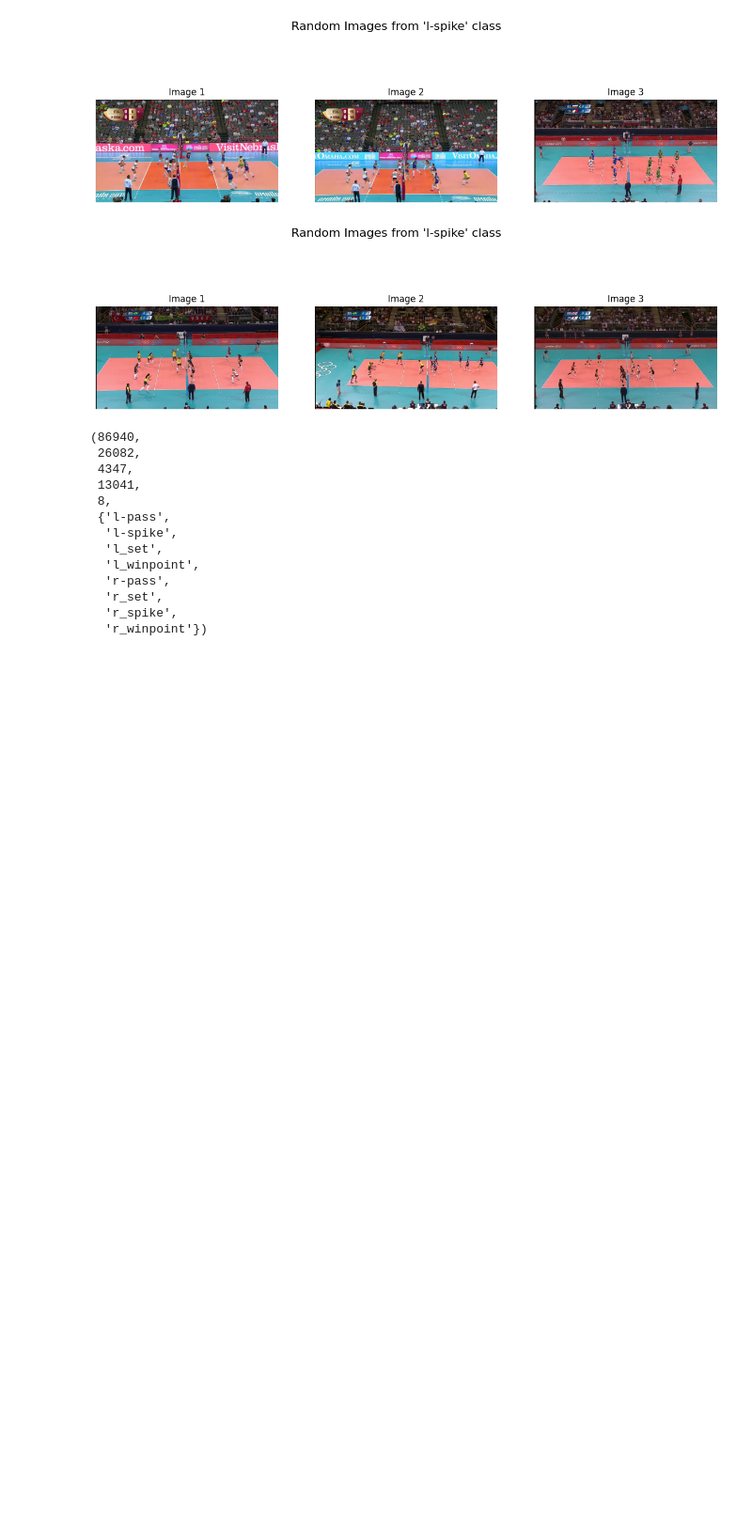
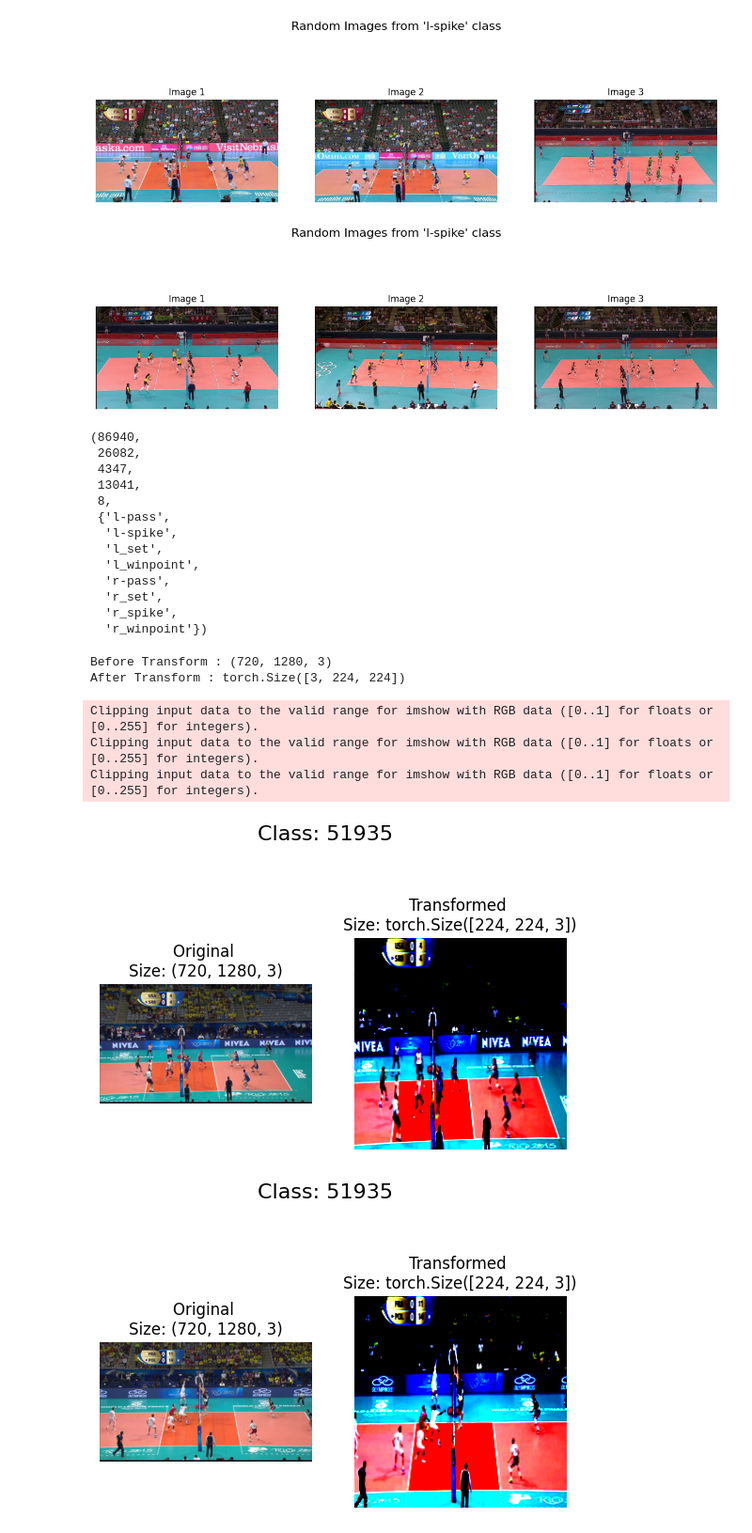
Before and after one commit to Fawzy-AI-Explorer/Group-Activity-Recognition, a Jupyter notebook: src/NoteBooks/try.ipynb, the cells around one changed output. Shown at 94% size. Drawn from its saved outputs; the diff is of its cells as text; code cells hidden in the pictures; blank space fills up the shorter version.

```diff
--- a/src/NoteBooks/try.ipynb
+++ b/src/NoteBooks/try.ipynb
@@ -250,3 +250,61 @@ len(data_annot), len(train_split), len(valid_split), len(test_split), len(labels
 from torch.utils.data import Dataset, DataLoader
 from torchvision import transforms
 from PIL import Image
+# %%
+data_transform = transforms.Compose([
+        transforms.Resize((256, 256)),
+        transforms.CenterCrop((224, 224)),
+        # transforms.ColorJitter(brightness=0.2, contrast=0.2, saturation=0.2),
+        transforms.ToTensor(),
+        transforms.Normalize(mean=[0.485, 0.456, 0.406], std=[0.229, 0.224, 0.225]),
+    ])
+# %%
+image_path_list = get_list_of_files(train_split)
+random_image_path = random.choice(image_path_list)
+img = Image.open(os.path.join('../..', random_image_path))
+img_as_array = np.array(img)
+print(f"Before Transform : {img_as_array.shape}")
+transformed_img = data_transform(img)
+print(f"After Transform : {transformed_img.shape}")
+# %% [output]
+Before Transform : (720, 1280, 3)
+After Transform : torch.Size([3, 224, 224])
+# %%
+def plot_transformed_images(image_paths_list, transform, n=3, seed=42):
+    random.seed(seed)
+    random_image_paths = random.sample(image_paths_list, k=n)
+    for image_path in random_image_paths:
+        with Image.open(os.path.join('../..', image_path)) as f:
+            # img_as_array = np.asarray(f)
+            # print(f"Image shape: {img_as_array.shape}")
+            fig, ax = plt.subplots(1, 2)
+            ax[0].imshow(f)
+            ax[0].set_title(f"Original \nSize: {np.asarray(f).shape}")
+            ax[0].axis("off")
+
+            # Transform and plot image
+            # Note: permute() will change shape of image to suit matplotlib
+            # (PyTorch default is [C, H, W] but Matplotlib is [H, W, C])
+            transformed_image = transform(f).permute(1, 2, 0)
+            ax[1].imshow(transformed_image)
+            ax[1].set_title(f"Transformed \nSize: {transformed_image.shape}")
+            ax[1].axis("off")
+
+
+# data_transform = transforms.Compose([
+#             transforms.Resize((256, 256)),
+#             transforms.CenterCrop((224, 224)),
+#             transforms.ColorJitter(brightness=0.2, contrast=0.2, saturation=0.2),
+#             transforms.ToTensor(),
+#             transforms.Normalize(mean=[0.485, 0.456, 0.406], std=[0.229, 0.224, 0.225]),
+#         ])
+
+plot_transformed_images(image_path_list,
+                        transform=data_transform,
+                        n=3)
+# %% [output]
+Clipping input data to the valid range for imshow with RGB data ([0..1] for floats or [0..255] for integers).
+Clipping input data to the valid range for imshow with RGB data ([0..1] for floats or [0..255] for integers).
+Clipping input data to the valid range for imshow with RGB data ([0..1] for floats or [0..255] for integers).
+[figure, added]
+[figure, added]
```
Also changed, not shown: parts of 19 cells of this notebook, 2 other files.
